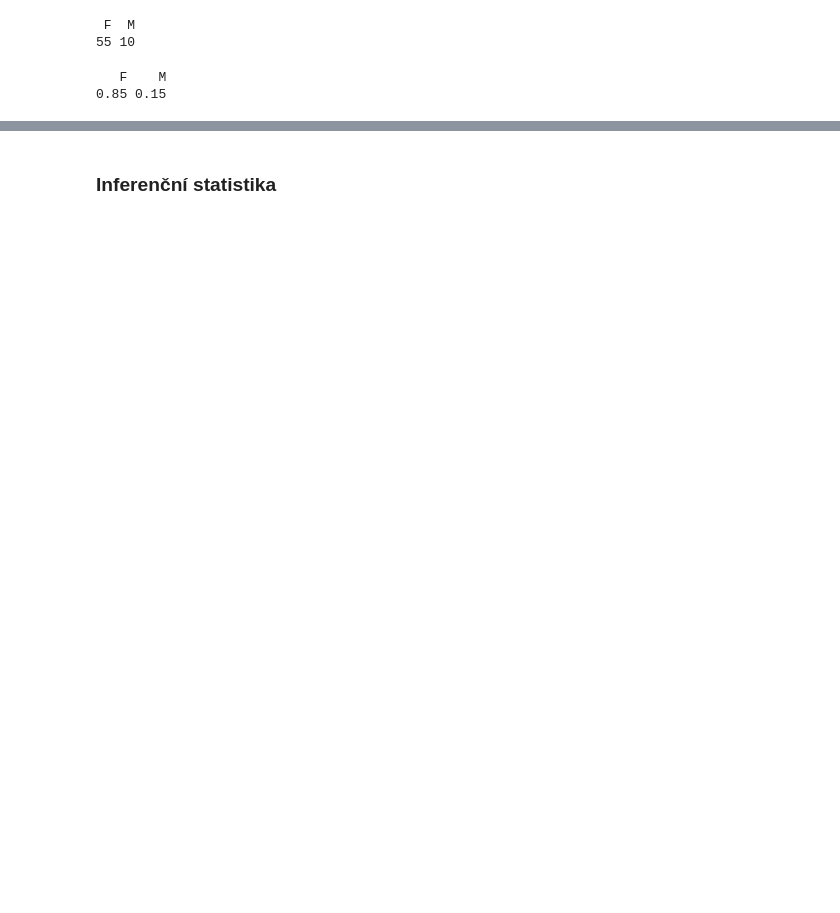
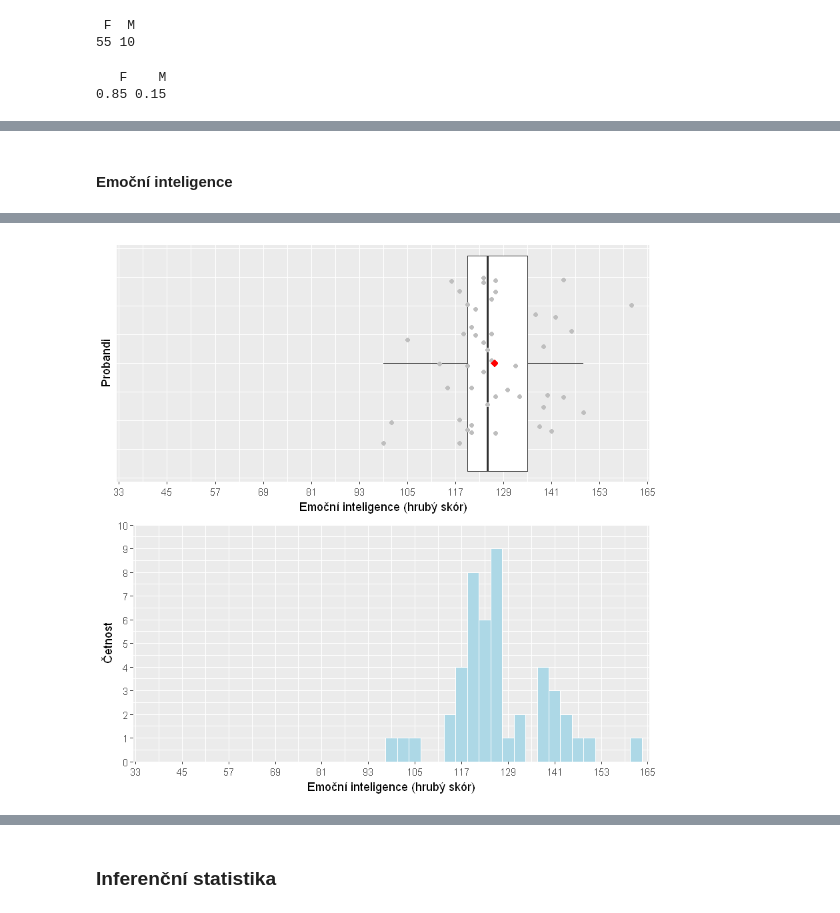
Before and after one commit to lstehlik2809/Seminar-obecne-psychologie-Inteligence, a Jupyter notebook: Seminar_obecne_psychologie_Inteligence.ipynb, the cells around one changed output, grey strips where cells are left out. Cells and saved outputs as stored; diff of their text form; code cells hidden in the pictures; blank space fills up the shorter version.

```diff
--- a/Seminar_obecne_psychologie_Inteligence.ipynb
+++ b/Seminar_obecne_psychologie_Inteligence.ipynb
@@ -140,0 +167,23 @@ psych::describe()
+# %% [markdown]
+#### Emoční inteligence
+# %%
+graf_EQ1 <- ggplot(myData, aes(Emocni_inteligence))+
+      geom_histogram(colour="white", fill="lightblue", binwidth = 3)+
+      scale_x_continuous(expand = c(0,0), breaks = seq(33, 165, 12), limits = c(32.5, 165.5))+
+      scale_y_continuous(expand = c(0,0), limit = c(0, 10), breaks = seq(0,10,1))+
+      xlab("Emoční inteligence (hrubý skór)")+
+      ylab("Četnost")
+
+graf_EQ2 <- ggplot(myData, aes(x=1, y= Emocni_inteligence))+
+      geom_boxplot(outlier.shape = NA)+
+      geom_jitter(color = "grey", width = 0.3, height = 0.05)+
+      stat_summary(fun.y=mean, colour="red", geom="point", shape=18, size=3)+
+      coord_flip()+
+      scale_y_continuous(expand = c(0,0), breaks = seq(33, 165, 12), limits = c(32.5, 165.5))+
+      theme(axis.text.y=element_blank(),
+        axis.ticks.y=element_blank())+
+      xlab("Probandi")+
+      ylab("Emoční inteligence (hrubý skór)")
+
+grid.arrange(graf_EQ2, graf_EQ1, ncol=1)
+# %% [output]
@@ -140,0 +195 @@ psych::describe()
+[figure, added]
```
Also changed, not shown: parts of 19 cells of this notebook.
